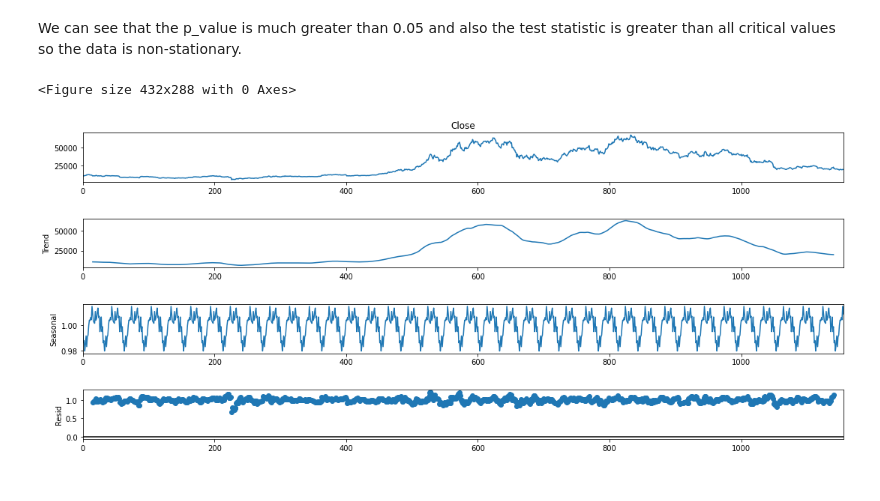
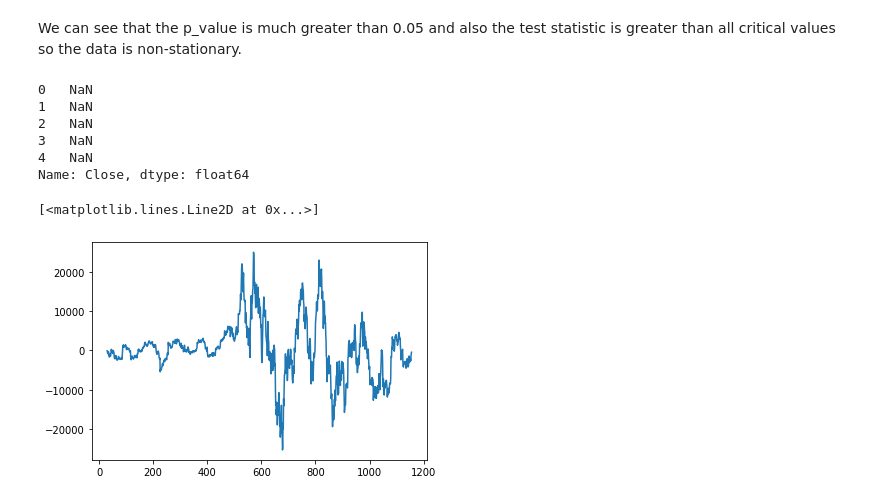
Before and after one commit to huy2212/bitcoin_price_prediction, a Jupyter notebook: data_preprocessing.ipynb, the cells around one changed output. Saved outputs shown, nothing was run; the diff lists cells and outputs as text; code cells hidden in the pictures.

```diff
--- a/data_preprocessing.ipynb
+++ b/data_preprocessing.ipynb
@@ -174,13 +184,3 @@ critical value 5% :=  -2.8640456240825074
 critical value 10% :=  -2.568104053709638
 # %% [markdown]
 We can see that the p_value is much greater than 0.05 and also the test statistic is greater than all critical values so the data is non-stationary.
-# %%
-from statsmodels.tsa.seasonal import seasonal_decompose
-
-result = seasonal_decompose(df['Close'], model='multiplicative', freq = 30)
-fig = plt.figure()
-fig = result.plot()
-fig.set_size_inches(17, 7)
-# %% [output]
-<Figure size 432x288 with 0 Axes>
-[figure, removed]
@@ -189,0 +187,16 @@ fig.set_size_inches(17, 7)
+# %%
+seasonal_difference = pd.Series()
+seasonal_difference = df['Close'] - df['Close'].shift(30)
+seasonal_difference[0:5]
+# %% [output]
+0   NaN
+1   NaN
+2   NaN
+3   NaN
+4   NaN
+Name: Close, dtype: float64
+# %%
+plt.plot(seasonal_difference)
+# %% [output]
+[<matplotlib.lines.Line2D at 0x...>]
+[figure, added]
```
Also changed, not shown: parts of 6 cells of this notebook.
